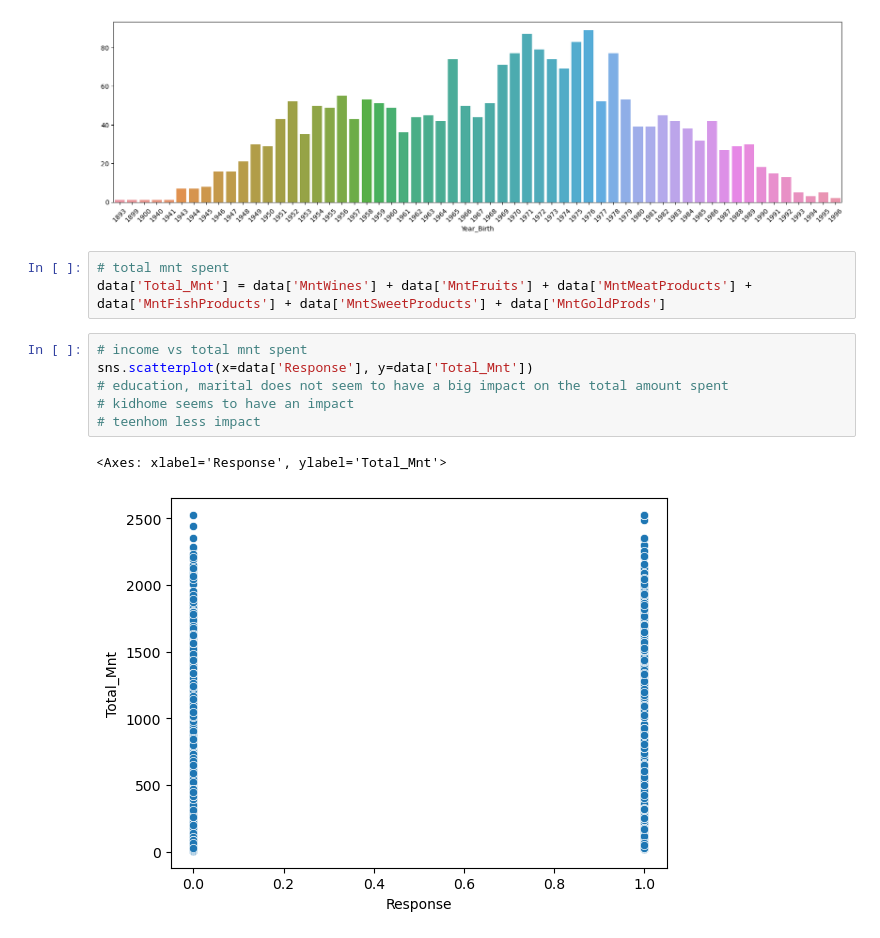
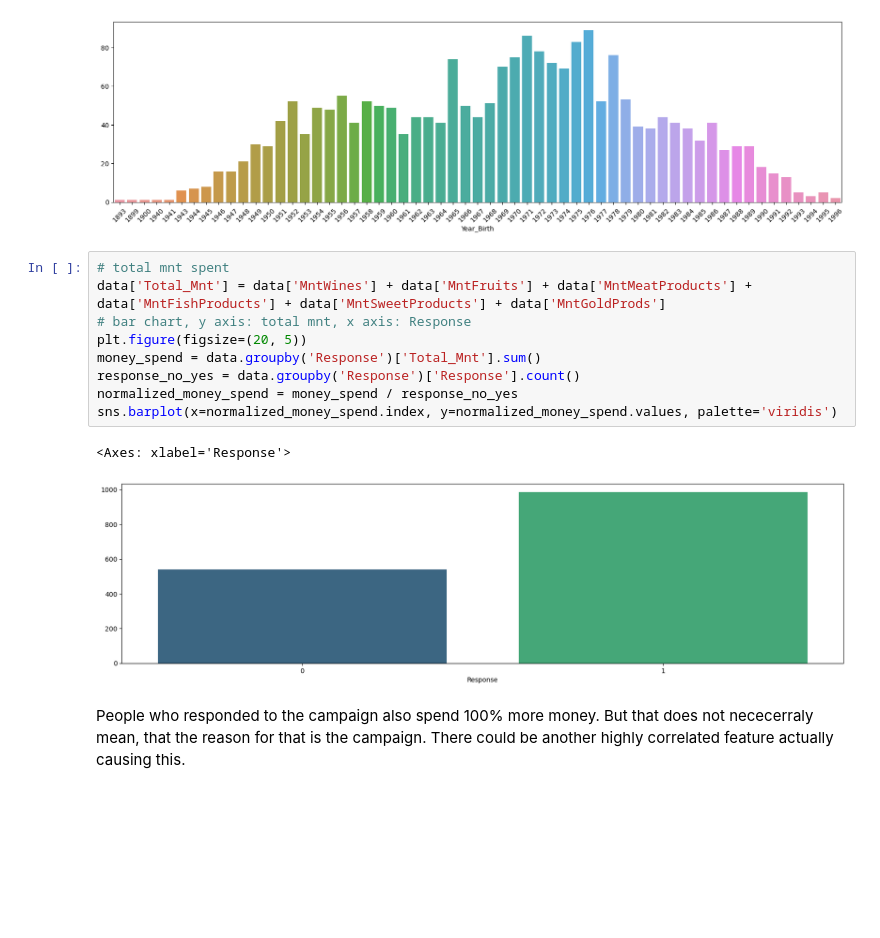
Before and after one commit to Tomson909/Customer-Personality-Analysis, a Jupyter notebook: 01_EDA/EDA.ipynb, the cells around one changed output. Cells and saved outputs as stored; diff of their text form; blank space fills up the shorter version.

Commit message:
Normalized Barplot

```diff
--- a/01_EDA/EDA.ipynb
+++ b/01_EDA/EDA.ipynb
@@ -200,12 +214,14 @@ plt.tick_params(axis='x', rotation=45)
 # %%
 # total mnt spent
 data['Total_Mnt'] = data['MntWines'] + data['MntFruits'] + data['MntMeatProducts'] + data['MntFishProducts'] + data['MntSweetProducts'] + data['MntGoldProds']
+# bar chart, y axis: total mnt, x axis: Response
+plt.figure(figsize=(20, 5))
+money_spend = data.groupby('Response')['Total_Mnt'].sum()
+response_no_yes = data.groupby('Response')['Response'].count()
+normalized_money_spend = money_spend / response_no_yes
+sns.barplot(x=normalized_money_spend.index, y=normalized_money_spend.values, palette='viridis')
+# %% [output]
+<Axes: xlabel='Response'>
+[figure, added]
-# %%
-# income vs total mnt spent
-sns.scatterplot(x=data['Response'], y=data['Total_Mnt'])
-# education, marital does not seem to have a big impact on the total amount spent
-# kidhome seems to have an impact
-# teenhom less impact
-# %% [output]
-<Axes: xlabel='Response', ylabel='Total_Mnt'>
-[figure, removed]
+# %% [markdown]
+People who responded to the campaign also spend 100% more money. But that does not nececerraly mean, that the reason for that is the campaign. There could be another highly correlated feature actually causing this.
```
Also changed, not shown: parts of 6 cells of this notebook.
